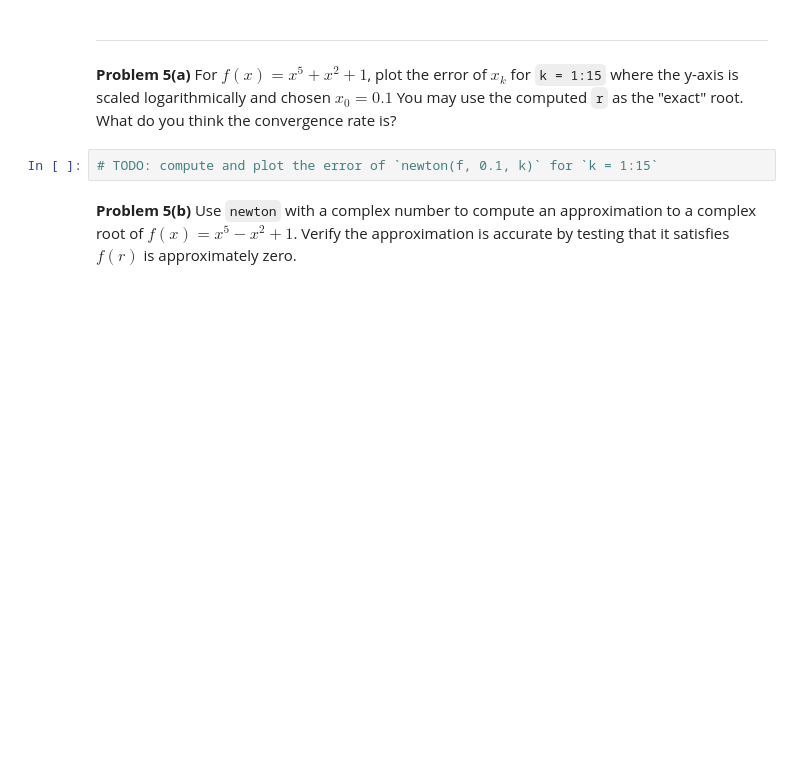
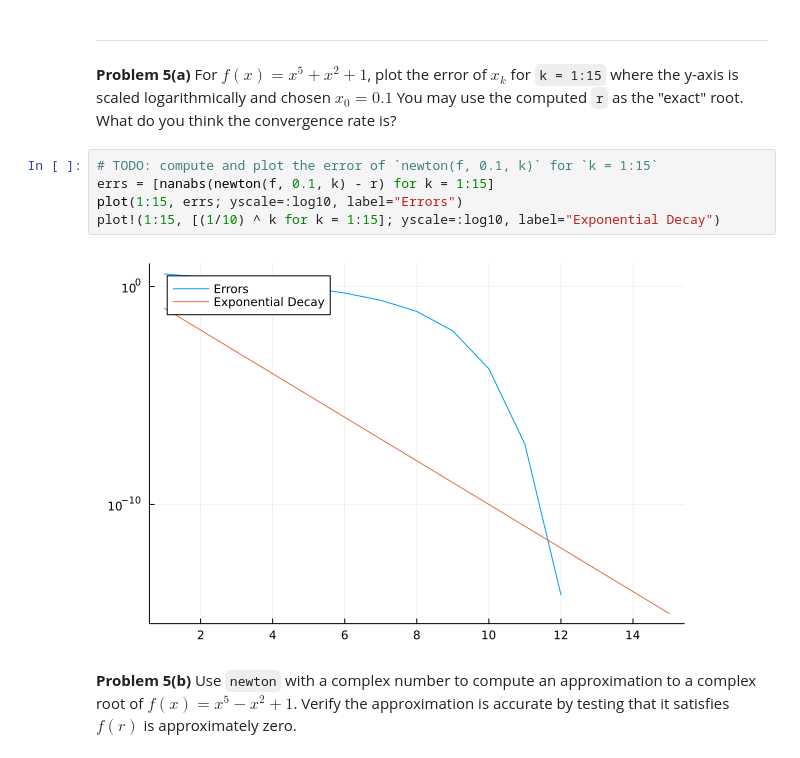
Before and after one commit to georgeyixc/MATH50003NumericalAnalysis, a Jupyter notebook: labs/lab2.ipynb, the cells around one changed output. Drawn from its saved outputs; the diff is of its cells as text; blank space fills up the shorter version.

```diff
--- a/labs/lab2.ipynb
+++ b/labs/lab2.ipynb
@@ -434,6 +514,11 @@ y-axis is scaled logarithmically and chosen $x_0 = 0.1$ You may
 use the computed `r` as the "exact" root. What do you think the convergence rate is?
 # %%
 # TODO: compute and plot the error of `newton(f, 0.1, k)` for `k = 1:15`
+errs = [nanabs(newton(f, 0.1, k) - r) for k = 1:15]
+plot(1:15, errs; yscale=:log10, label="Errors")
+plot!(1:15, [(1/10) ^ k for k = 1:15]; yscale=:log10, label="Exponential Decay")
+# %% [output]
+[figure, added]
 # %% [markdown]
 **Problem 5(b)** Use `newton` with a complex number to compute
 an approximation to a complex root of $f(x) = x^5 - x^2 + 1$.
```
Also changed, not shown: parts of 28 cells of this notebook, 10 other files.
